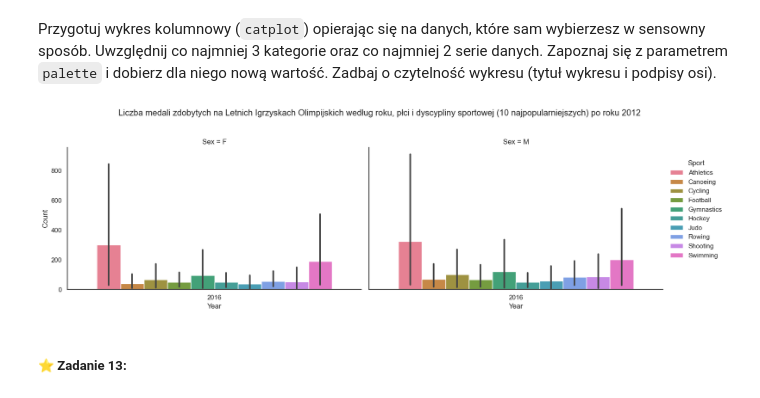
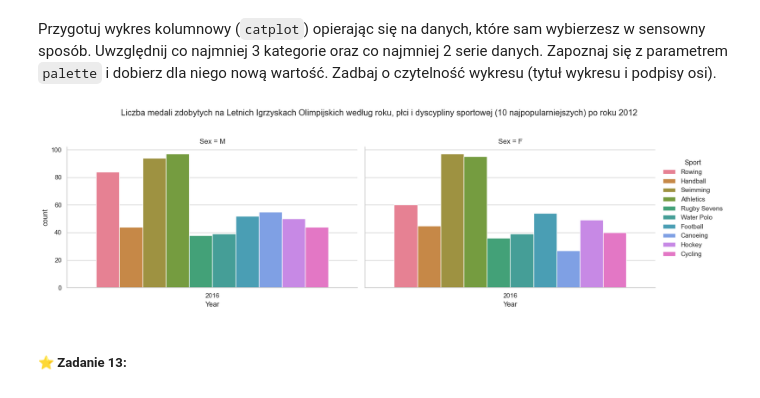
Before and after one commit to kambed/DataVisualization, a Jupyter notebook: seaborn.ipynb, the cells around one changed output. Saved outputs shown, nothing was run; the diff lists cells and outputs as text; code cells hidden in the pictures.

```diff
--- a/seaborn.ipynb
+++ b/seaborn.ipynb
@@ -285,24 +285,22 @@ plt.show()
 Przygotuj wykres kolumnowy (`catplot`) opierając się na danych, które sam wybierzesz w sensowny sposób. Uwzględnij co najmniej 3 kategorie oraz co najmniej 2 serie danych. Zapoznaj się z parametrem `palette` i dobierz dla niego nową wartość. Zadbaj o czytelność wykresu (tytuł wykresu i podpisy osi).
 # %%
 df_copy = df.copy()
-df_copy = df_copy.dropna(subset=['Medal'])
+df_copy = df_copy.dropna(subset=['Medal'])[df_copy['Medal'] != 'NA']
 df_copy = df_copy[['Year', 'Sport', 'Sex', 'Medal', 'Season']]
 
 df_copy = df_copy[(df_copy['Season'] == 'Summer') & (df_copy['Year'] > 2012)] # Filtracja tylko letnich igrzysk olimpijskich i lat po 2012
 
 top_sports = df_copy.groupby('Sport')['Medal'].count().nlargest(10).index # Wybór 10 najpopularniejszych dyscyplin sportowych
 
 df_copy = df_copy[df_copy['Sport'].isin(top_sports)] # Filtracja danych tylko dla 10 najpopularniejszych dyscyplin
 
-df_grouped = df_copy.groupby(['Year', 'Sport', 'Sex', 'Medal']).size().reset_index(name='Count') # Grupowanie danych po roku, dyscyplinie sportowej i płci, a następnie zliczanie medali
-
-sns.catplot(x='Year', y='Count', hue='Sport', col='Sex', kind='bar', data=df_grouped, palette='husl', height=5, aspect=1.5) # kind - rodzaj wykresu (bar - wykres kolumnowy), palette - paleta kolorów(inna np. muted), height - wysokość wykresu, aspect - proporcje wykresu
+sns.catplot(x='Year', hue='Sport', col='Sex', kind='count', data=df_copy, palette='husl', height=5, aspect=1.5) # kind - rodzaj wykresu (count - wykres kolumnowy), palette - paleta kolorów(inna np. muted), height - wysokość wykresu, aspect - proporcje wykresu
 
 plt.subplots_adjust(top=0.8)
 plt.suptitle('Liczba medali zdobytych na Letnich Igrzyskach Olimpijskich według roku, płci i dyscypliny sportowej (10 najpopularniejszych) po roku 2012')
 plt.show()
 # %% [output]
-[figure, old version]
+[figure, new version]
 # %% [markdown]
 ##### ⭐ Zadanie 13:
 # %% [markdown]
```
Also changed, not shown: parts of 3 cells of this notebook.
